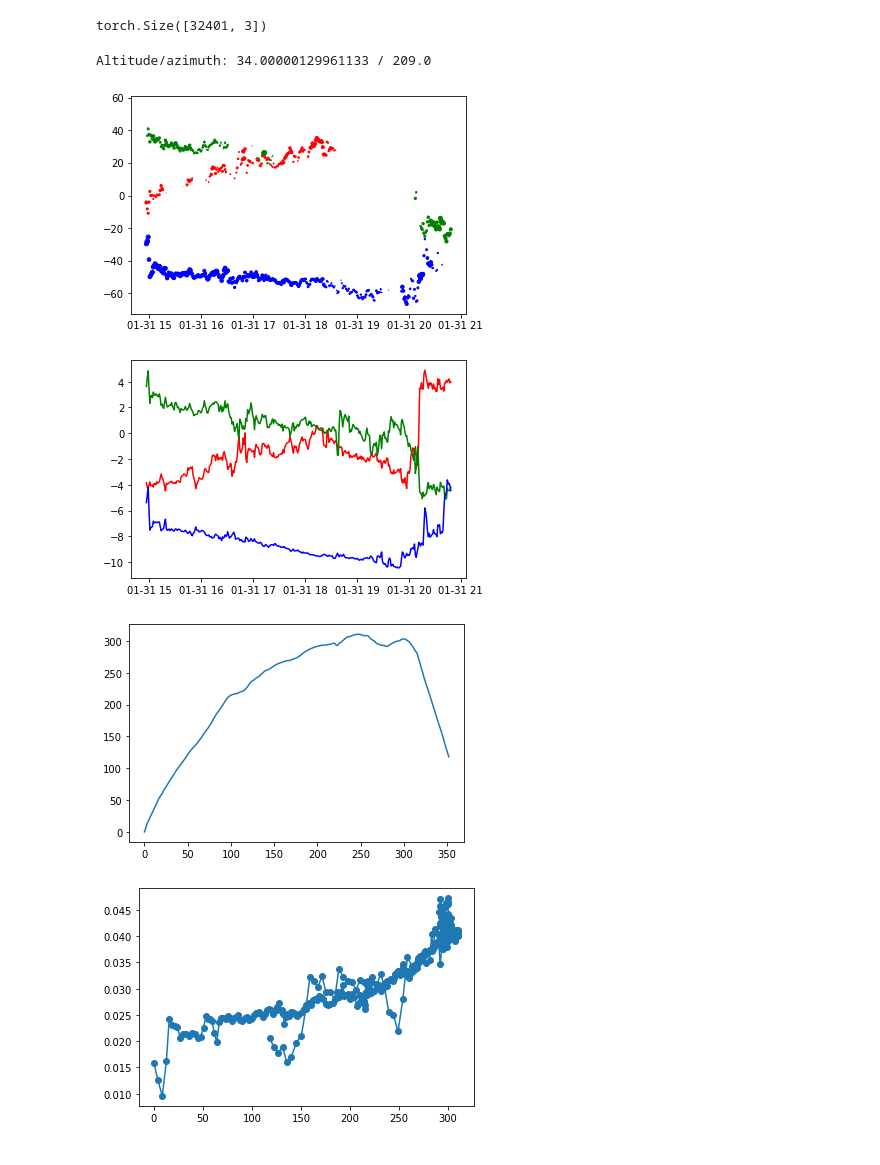
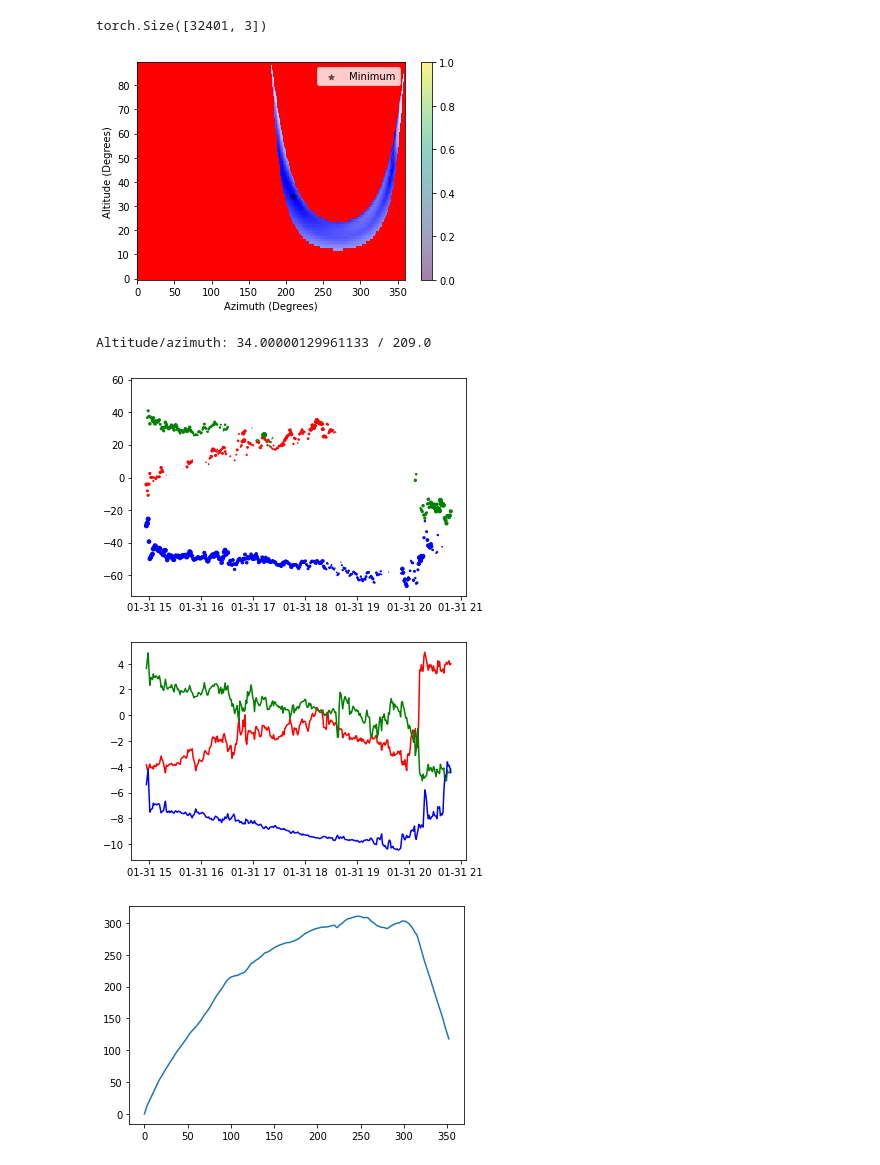
Before and after one commit to hafarooki/pymfr, a Jupyter notebook: demo/wind_axis.ipynb, the cells around one changed output. Saved outputs shown, nothing was run; the diff lists cells and outputs as text; code cells hidden in the pictures.

```diff
--- a/demo/wind_axis.ipynb
+++ b/demo/wind_axis.ipynb
@@ -89,13 +90,8 @@ trial_axes.append(torch.tensor([0, 0, 1], dtype=torch.float32))
 trial_axes = torch.row_stack(trial_axes)
 
 from pymfr.axis import get_residue_map
-residue_map = get_residue_map(magnetic_field, gas_pressure, frame, trial_axes)[:-1].reshape((90, 360))
-residue_map[residue_map == torch.inf] = 1
-plt.pcolormesh(range(0, 360, 1), range(0, 90, 1), residue_map, cmap="gist_heat")
-plt.xlabel("Azimuth (Degrees)")
-plt.ylabel("Altitude (Degrees)")
-plt.colorbar()
-
+residue_map = get_residue_map(magnetic_field, gas_pressure, frame, trial_axes)[:-1].reshape((90, 360)).numpy()
+residue_map[residue_map == np.inf] = 1
 
 best_axis, best_rdiff = minimize_rdiff(magnetic_field.cuda(),
                                        gas_pressure.cuda(),
@@ -114,9 +109,18 @@ torch.Size([32401, 3])
 # %%
 def spherical(x, y, z):
     altitude = np.rad2deg(np.arctan2(np.sqrt(x ** 2 + y ** 2), z))
-    azimuth = np.rad2deg(np.arctan2(y, x))
+    azimuth = np.rad2deg(np.arctan2(y, x)) % 360
     return altitude, azimuth
 
+altitude, azimuth = spherical(*best_axis.numpy())
+
+plt.pcolormesh(range(0, 360, 1), range(0, 90, 1), residue_map, cmap="bwr")
+plt.scatter([azimuth], [altitude], color="black", marker="*", alpha=0.5, label="Minimum")
+plt.xlabel("Azimuth (Degrees)")
+plt.ylabel("Altitude (Degrees)")
+plt.colorbar()
+plt.legend()
+plt.show()
 
 z_unit = np.array(best_axis)
 frame = np.array(frame)
@@ -137,36 +141,35 @@ remaining_flow = velocity - frame
 d_flow = remaining_flow - remaining_flow.mean()
 d_alfven = alfven_velocity - alfven_velocity.mean()
 walen_slope = (d_flow * d_alfven).sum() / (d_alfven ** 2).sum()
 
 # if walen_slope > 0.3:
 #     continue
 
-altitude, azimuth = spherical(*best_axis.numpy())
 print("Altitude/azimuth:", altitude, "/", azimuth % 360)
 
 colors = ["red", "green", "blue"]
 
 for i_color, color in enumerate(colors):
     plt.scatter(times, alfven_velocity[:, i_color], remaining_flow[:, i_color], color=color)
 plt.show()
 
 rotated = rotation_matrix @ magnetic_field.numpy().T
 for i_color, color in enumerate(colors):
     plt.plot(times, rotated[i_color], color=color)
 plt.show()
 
 A = scipy.integrate.cumulative_trapezoid(rotated[1], initial=0)
 plt.plot(A)
 plt.show()
 
 magnetic_transverse_pressure = (rotated[2] * 1e-9) ** 2 / (2 * scipy.constants.mu_0) * 1e9
 P = gas_pressure + magnetic_transverse_pressure
 plt.scatter(A, P)
 plt.plot(A, P)
 plt.show()
 # %% [output]
+[figure, new version]
 Altitude/azimuth: 34.00000129961133 / 209.0
-[figure, old version]
-[figure, old version]
+[figure, new version]
-[figure, old version]
+[figure, new version]
-[figure, old version]
+[figure, new version]
```
Also changed, not shown: parts of 3 cells of this notebook.
